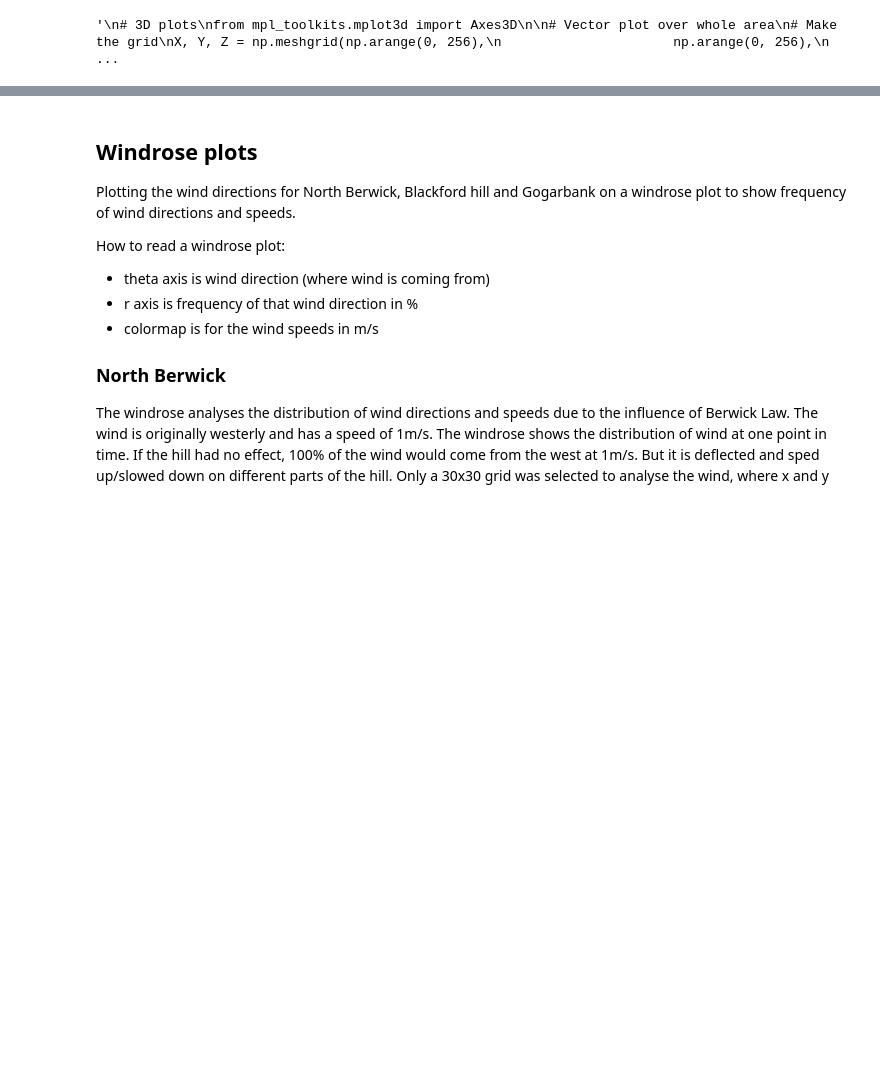
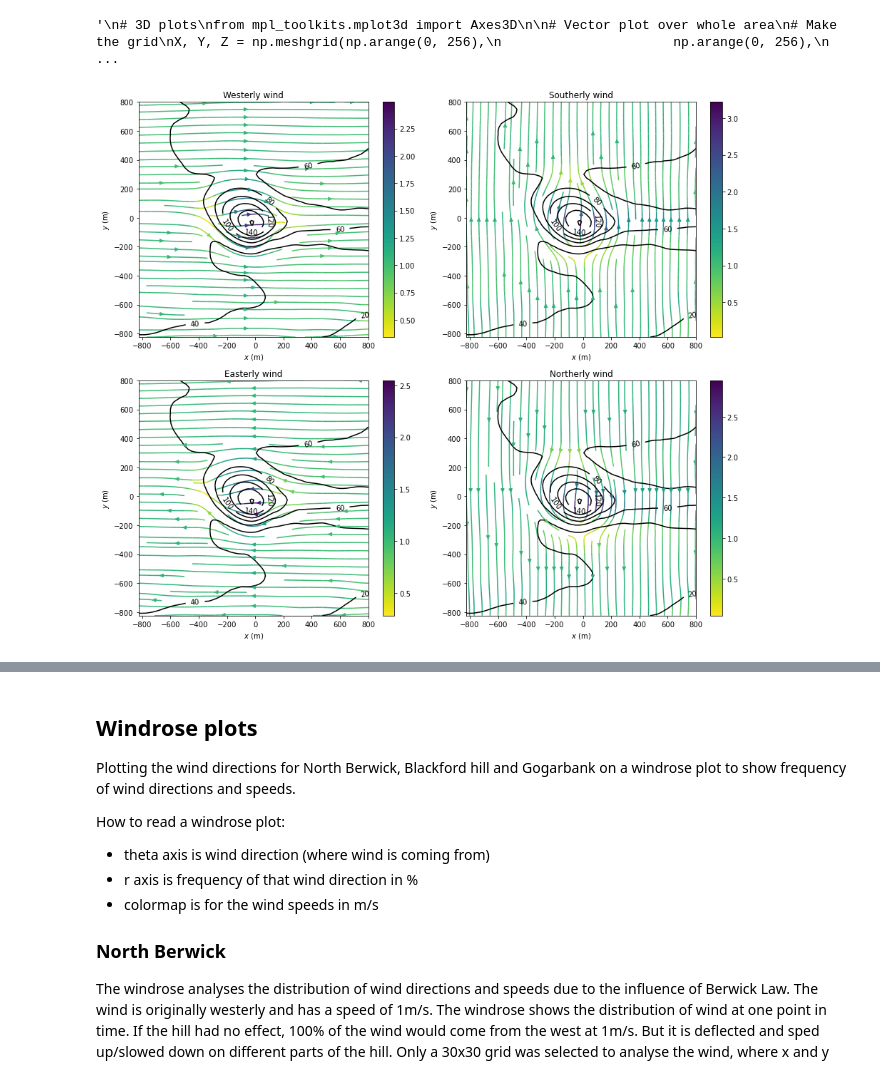
Before and after one commit to dhegedus99/MetGroupProject, a Jupyter notebook: WindNotebook.ipynb, the cells around one changed output, grey strips where cells are left out. Drawn from its saved outputs; the diff is of its cells as text; code cells hidden in the pictures; blank space fills up the shorter version.

Commit message:
wind in 4 new directions

```diff
--- a/WindNotebook.ipynb
+++ b/WindNotebook.ipynb
@@ -329,0 +394,38 @@ ax.quiver(X, Y, Z, u, v, w)
+# %%
+#Plotting wind from different directions
+#N,S,E
+
+def plot_wind(u,v,wind,z,title):
+    x = np.arange(-128,128)*dx
+    y = np.arange(-128,128)*dx
+    plt.streamplot(x[95:161],y[95:161],u[95:161,95:161],v[95:161,95:161],
+                   color=wind[95:161,95:161],cmap='viridis_r')
+    plt.colorbar()
+    #plt.clim(0,3)
+    cs = plt.contour(x[95:161],y[95:161],z[95:161,95:161],colors='k')
+    plt.clabel(cs,fmt='%d')
+    plt.xlabel('$x$ (m)')
+    plt.ylabel('$y$ (m)')
+    plt.title(title)
+
+plt.figure(figsize=(13, 11))
+
+# Westerly wind
+plt.subplot(221)
+plot_wind(uw,vw,windw,z,'Westerly wind')
+
+# Southerly wind
+plt.subplot(222)
+plot_wind(us,vs,winds,z,'Southerly wind')
+
+# Easterly wind
+plt.subplot(223)
+plot_wind(ue,ve,winde,z,'Easterly wind')
+
+# Northerly wind
+plt.subplot(224)
+plot_wind(un,vn,windn,z,'Northerly wind')
+
+plt.tight_layout()
+# %% [output]
+[figure, added]
```
Also changed, not shown: parts of 4 cells of this notebook.
